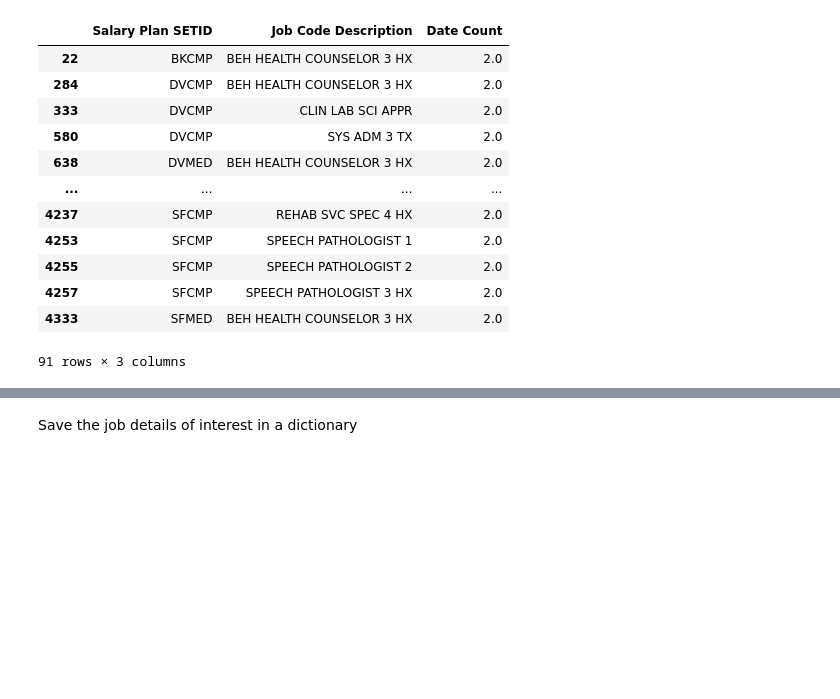
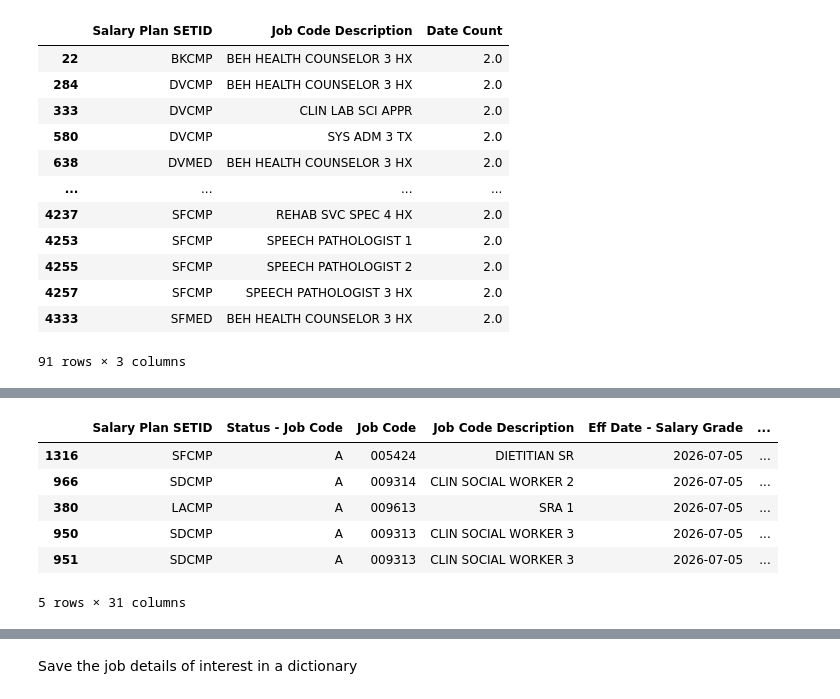
Before and after one commit to tougheye/Data_processing, a Jupyter notebook: UPTE_Payscale_TCS.ipynb, the cells around one changed output, grey strips where cells are left out. Cells and saved outputs as stored; diff of their text form; code cells hidden in the pictures; blank space fills up the shorter version.

```diff
--- a/UPTE_Payscale_TCS.ipynb
+++ b/UPTE_Payscale_TCS.ipynb
@@ -128,0 +137,10 @@ upte_represented_max_eff_date_df.shape
+# %%
+upte_represented_max_eff_date_df.head()
+# %% [output]
+|  | Salary Plan SETID | Status - Job Code | Job Code | Job Code Description | Eff Date - Salary Grade | ... |
+| 1316 | SFCMP | A | 005424 | DIETITIAN SR | 2026-07-05 | ... |
+| 966 | SDCMP | A | 009314 | CLIN SOCIAL WORKER 2 | 2026-07-05 | ... |
+| 380 | LACMP | A | 009613 | SRA 1 | 2026-07-05 | ... |
+| 950 | SDCMP | A | 009313 | CLIN SOCIAL WORKER 3 | 2026-07-05 | ... |
+| 951 | SDCMP | A | 009313 | CLIN SOCIAL WORKER 3 | 2026-07-05 | ... |
+5 rows × 31 columns
```
Also changed, not shown: parts of 20 cells of this notebook.
